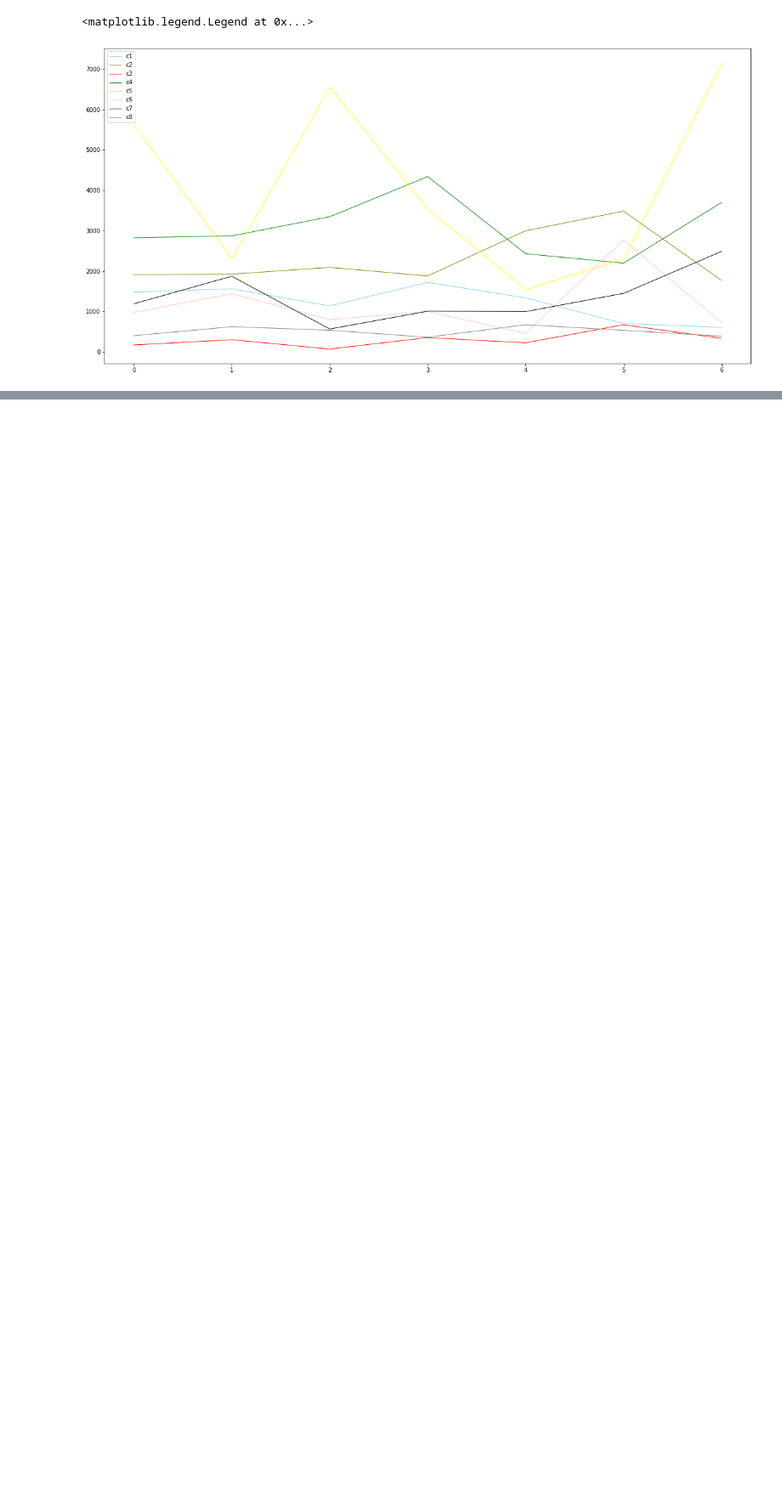
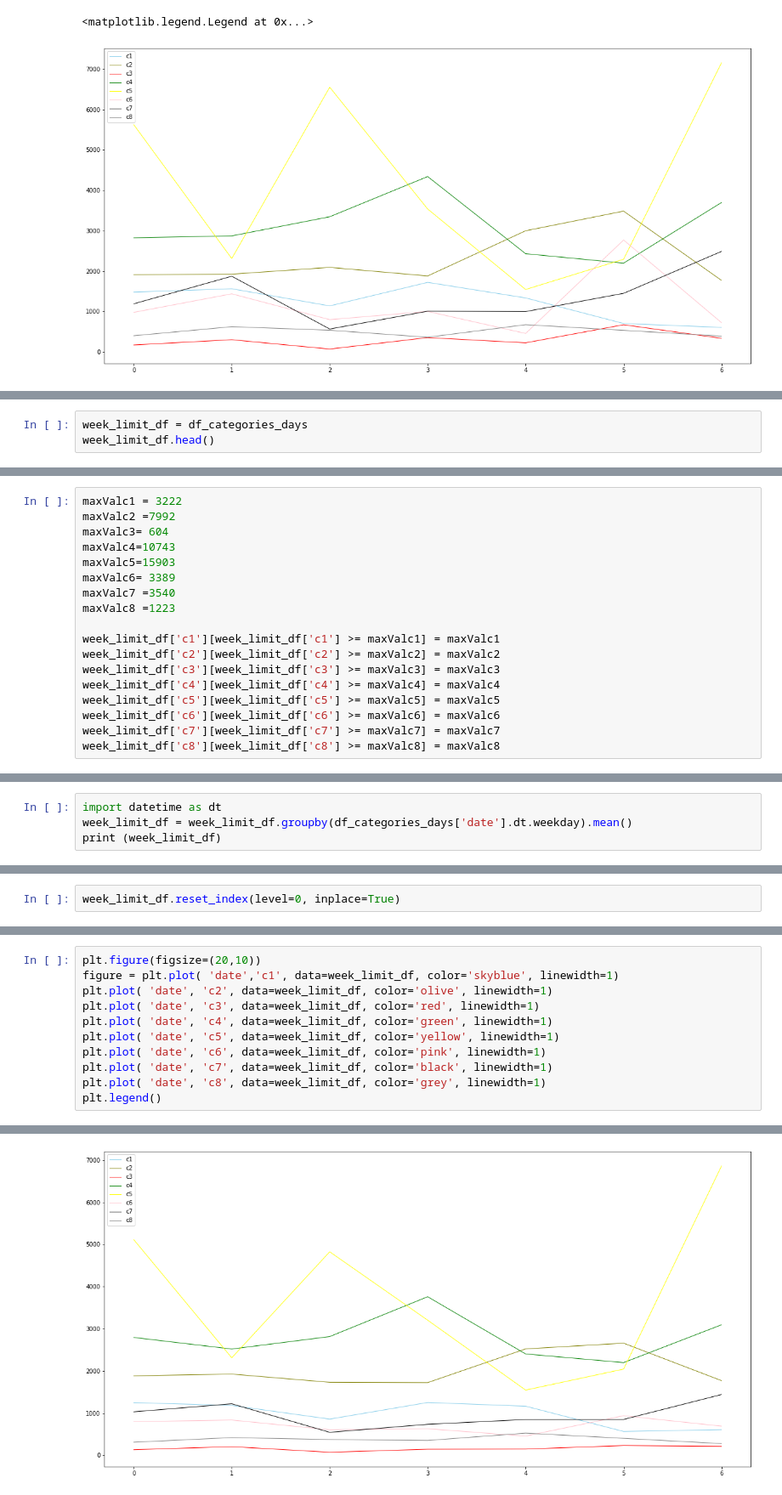
Before and after one commit to janapfeffer/DMC20_abraca-data, a Jupyter notebook: Seasonality.ipynb, the cells around one changed output, grey strips where cells are left out. Shown: that part at 85% size. Drawn from its saved outputs; the diff is of its cells as text; blank space fills up the shorter version.

```diff
--- a/Seasonality.ipynb
+++ b/Seasonality.ipynb
@@ -403,0 +426,3 @@ week_df.shape
+# %%
+week_limit_df = df_categories_days
+week_limit_df.head()
@@ -403,0 +473,18 @@ week_df.shape
+# %%
+maxValc1 = 3222
+maxValc2 =7992
+maxValc3= 604
+maxValc4=10743
+maxValc5=15903
+maxValc6= 3389
+maxValc7 =3540
+maxValc8 =1223
+
+week_limit_df['c1'][week_limit_df['c1'] >= maxValc1] = maxValc1
+week_limit_df['c2'][week_limit_df['c2'] >= maxValc2] = maxValc2
+week_limit_df['c3'][week_limit_df['c3'] >= maxValc3] = maxValc3
+week_limit_df['c4'][week_limit_df['c4'] >= maxValc4] = maxValc4
+week_limit_df['c5'][week_limit_df['c5'] >= maxValc5] = maxValc5
+week_limit_df['c6'][week_limit_df['c6'] >= maxValc6] = maxValc6
+week_limit_df['c7'][week_limit_df['c7'] >= maxValc7] = maxValc7
+week_limit_df['c8'][week_limit_df['c8'] >= maxValc8] = maxValc8
@@ -403,0 +500,4 @@ week_df.shape
+# %%
+import datetime as dt
+week_limit_df = week_limit_df.groupby(df_categories_days['date'].dt.weekday).mean()
+print (week_limit_df)
@@ -403,0 +524,2 @@ week_df.shape
+# %%
+week_limit_df.reset_index(level=0, inplace=True)
@@ -403,0 +540,12 @@ week_df.shape
+# %%
+plt.figure(figsize=(20,10))
+figure = plt.plot( 'date','c1', data=week_limit_df, color='skyblue', linewidth=1)
+plt.plot( 'date', 'c2', data=week_limit_df, color='olive', linewidth=1)
+plt.plot( 'date', 'c3', data=week_limit_df, color='red', linewidth=1)
+plt.plot( 'date', 'c4', data=week_limit_df, color='green', linewidth=1)
+plt.plot( 'date', 'c5', data=week_limit_df, color='yellow', linewidth=1)
+plt.plot( 'date', 'c6', data=week_limit_df, color='pink', linewidth=1)
+plt.plot( 'date', 'c7', data=week_limit_df, color='black', linewidth=1)
+plt.plot( 'date', 'c8', data=week_limit_df, color='grey', linewidth=1)
+plt.legend()
+# %% [output]
@@ -403,0 +553 @@ week_df.shape
+[figure, added]
```
Also changed, not shown: parts of 16 cells of this notebook.
